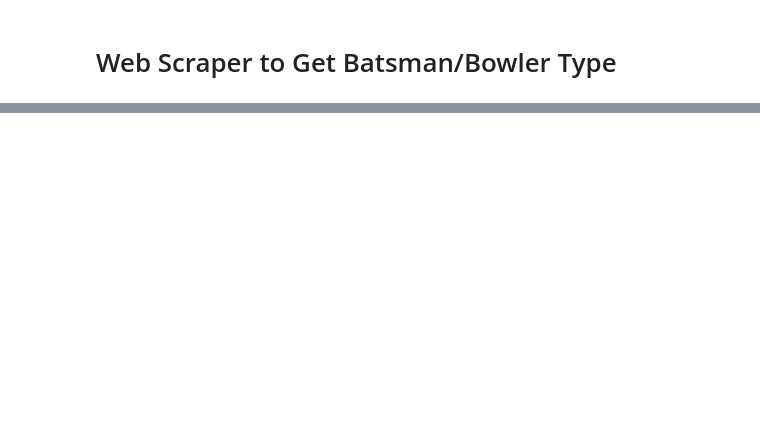
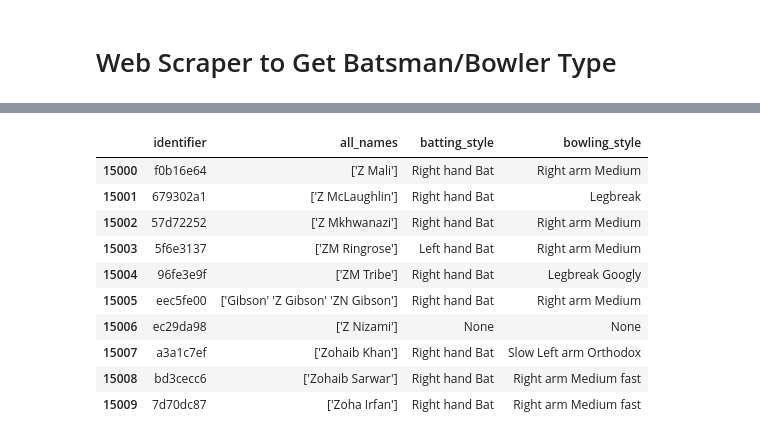
Before and after one commit to 19Kaumini/e19-co544-cricket-analytics-and-prediction, a Jupyter notebook: Scraper/scraper.ipynb, the cells around one changed output, grey strips where cells are left out. Saved outputs shown, nothing was run; the diff lists cells and outputs as text; code cells hidden in the pictures; blank space fills up the shorter version.

```diff
--- a/Scraper/scraper.ipynb
+++ b/Scraper/scraper.ipynb
@@ -280,0 +342,26 @@ df_with_types
+# %%
+# Drop the 'key_cricinfo' column without affecting df_with_types
+new_data = df_with_types.drop(columns=['key_cricinfo'])
+
+# Filter the data
+couldnt_find = new_data[(new_data['batting_style'].isna()) | (new_data['bowling_style'].isna())]
+player_type = new_data.drop(couldnt_find.index)
+
+
+# Append the data to the existing CSV files
+couldnt_find.to_csv('scraper_outputs/couldnt_find.csv', mode='a', header=False, index=False)
+player_type.to_csv('scraper_outputs/player_type.csv', mode='a', header=False, index=False)
+
+new_data.head(10)
+# %% [output]
+|  | identifier | all_names | batting_style | bowling_style |
+| 15000 | f0b16e64 | ['Z Mali'] | Right hand Bat | Right arm Medium |
+| 15001 | 679302a1 | ['Z McLaughlin'] | Right hand Bat | Legbreak |
+| 15002 | 57d72252 | ['Z Mkhwanazi'] | Right hand Bat | Right arm Medium |
+| 15003 | 5f6e3137 | ['ZM Ringrose'] | Left hand Bat | Right arm Medium |
+| 15004 | 96fe3e9f | ['ZM Tribe'] | Right hand Bat | Legbreak Googly |
+| 15005 | eec5fe00 | ['Gibson' 'Z Gibson' 'ZN Gibson'] | Right hand Bat | Right arm Medium |
+| 15006 | ec29da98 | ['Z Nizami'] | None | None |
+| 15007 | a3a1c7ef | ['Zohaib Khan'] | Right hand Bat | Slow Left arm Orthodox |
+| 15008 | bd3cecc6 | ['Zohaib Sarwar'] | Right hand Bat | Right arm Medium fast |
+| 15009 | 7d70dc87 | ['Zoha Irfan'] | Right hand Bat | Right arm Medium fast |
```
Also changed, not shown: parts of 12 cells of this notebook, 3 other files.
